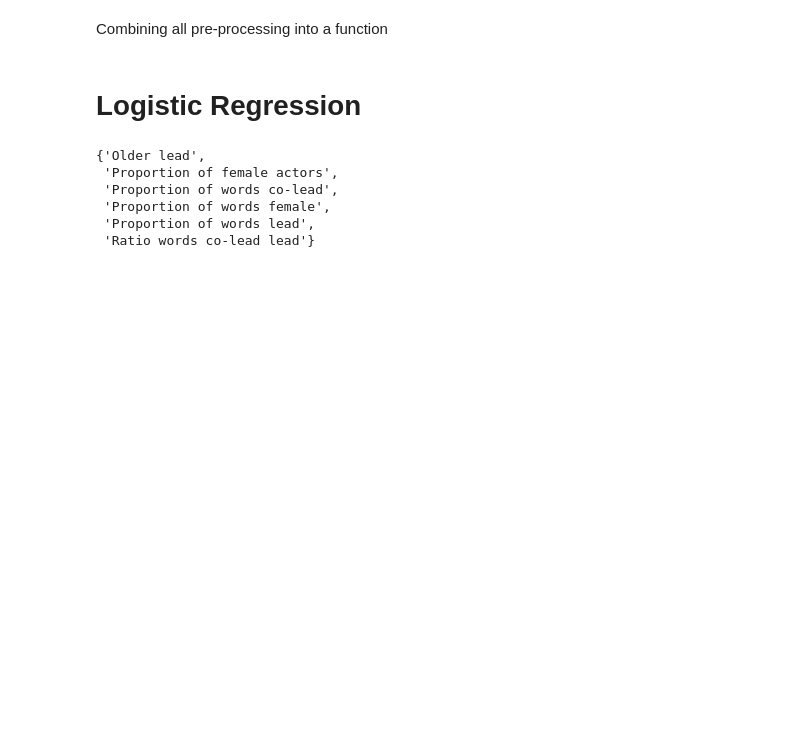
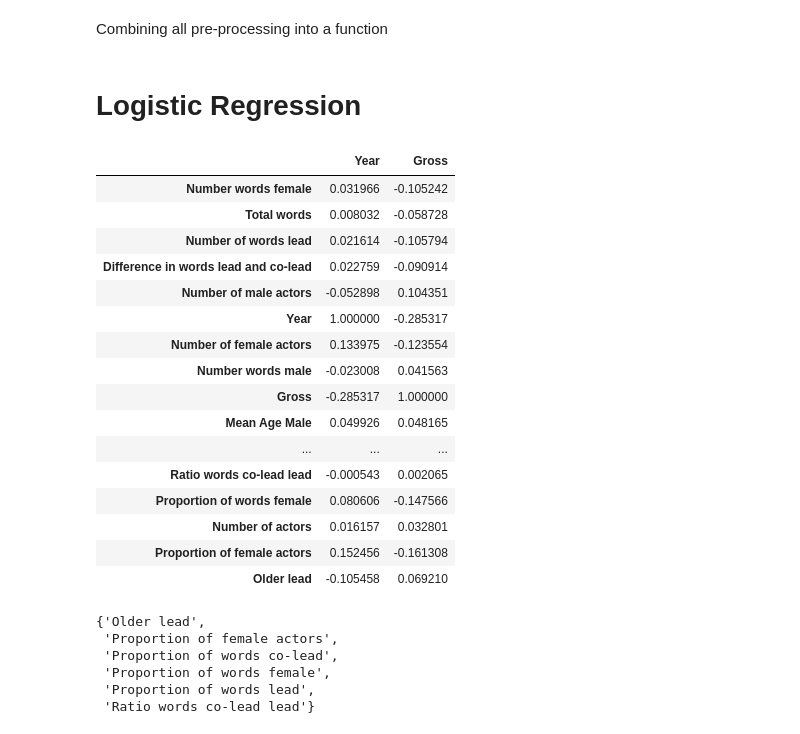
Before and after one commit to johannes-graner/statistical-machine-learning, a Jupyter notebook: project/LogReg.ipynb, the cells around one changed output. Cells and saved outputs as stored; diff of their text form; code cells hidden in the pictures; blank space fills up the shorter version.

```diff
--- a/project/LogReg.ipynb
+++ b/project/LogReg.ipynb
@@ -153,6 +153,26 @@ def pre_process(raw_data, cols_to_norm):
 # Logistic Regression
 # %%
 data = pre_process(rawData, cols_to_norm)
+# %%
+data.corr()[['Year','Gross']]
+# %% [output]
+|  | Year | Gross |
+| Number words female | 0.031966 | -0.105242 |
+| Total words | 0.008032 | -0.058728 |
+| Number of words lead | 0.021614 | -0.105794 |
+| Difference in words lead and co-lead | 0.022759 | -0.090914 |
+| Number of male actors | -0.052898 | 0.104351 |
+| Year | 1.000000 | -0.285317 |
+| Number of female actors | 0.133975 | -0.123554 |
+| Number words male | -0.023008 | 0.041563 |
+| Gross | -0.285317 | 1.000000 |
+| Mean Age Male | 0.049926 | 0.048165 |
+| ... | ... | ... |
+| Ratio words co-lead lead | -0.000543 | 0.002065 |
+| Proportion of words female | 0.080606 | -0.147566 |
+| Number of actors | 0.016157 | 0.032801 |
+| Proportion of female actors | 0.152456 | -0.161308 |
+| Older lead | -0.105458 | 0.069210 |
 # %%
 config = pd.read_csv('config.csv')
 trainRatio = config['Train Ratio'][0]
```
Also changed, not shown: 1 other file.
